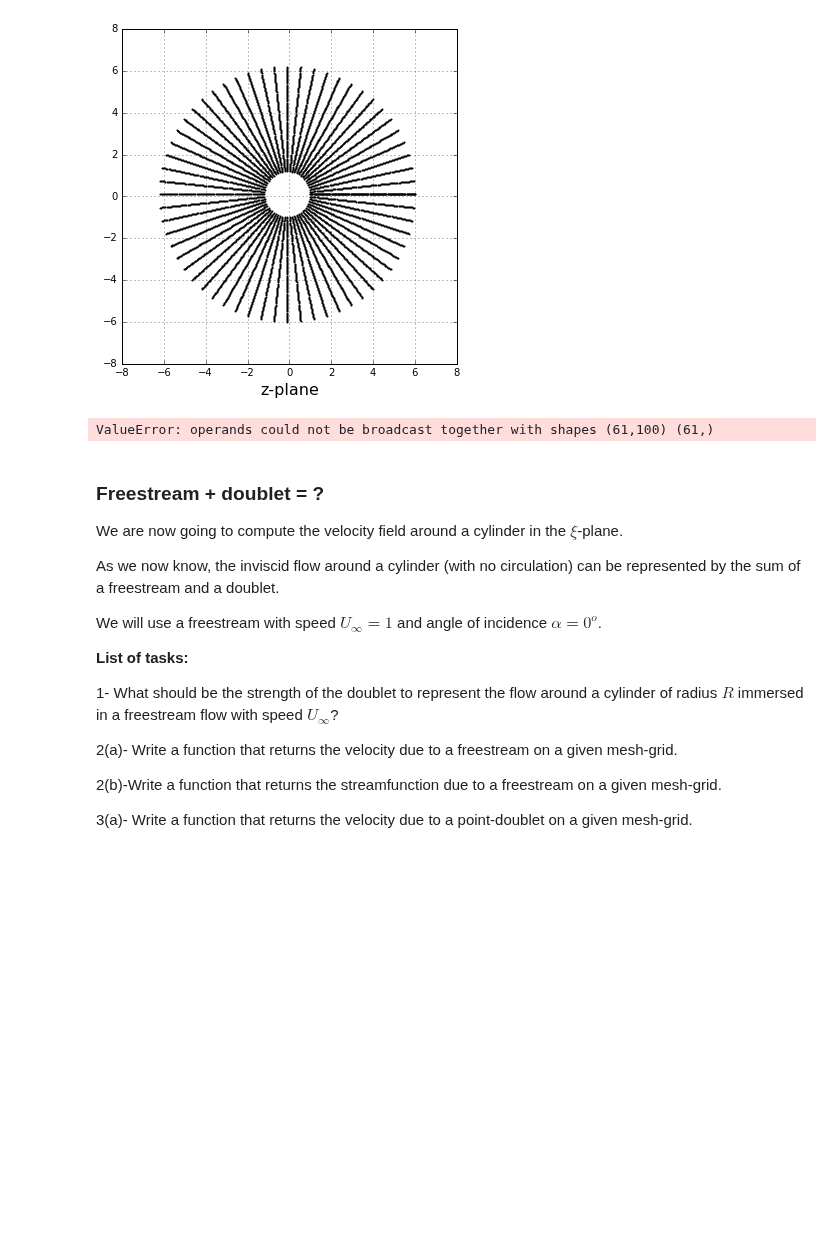
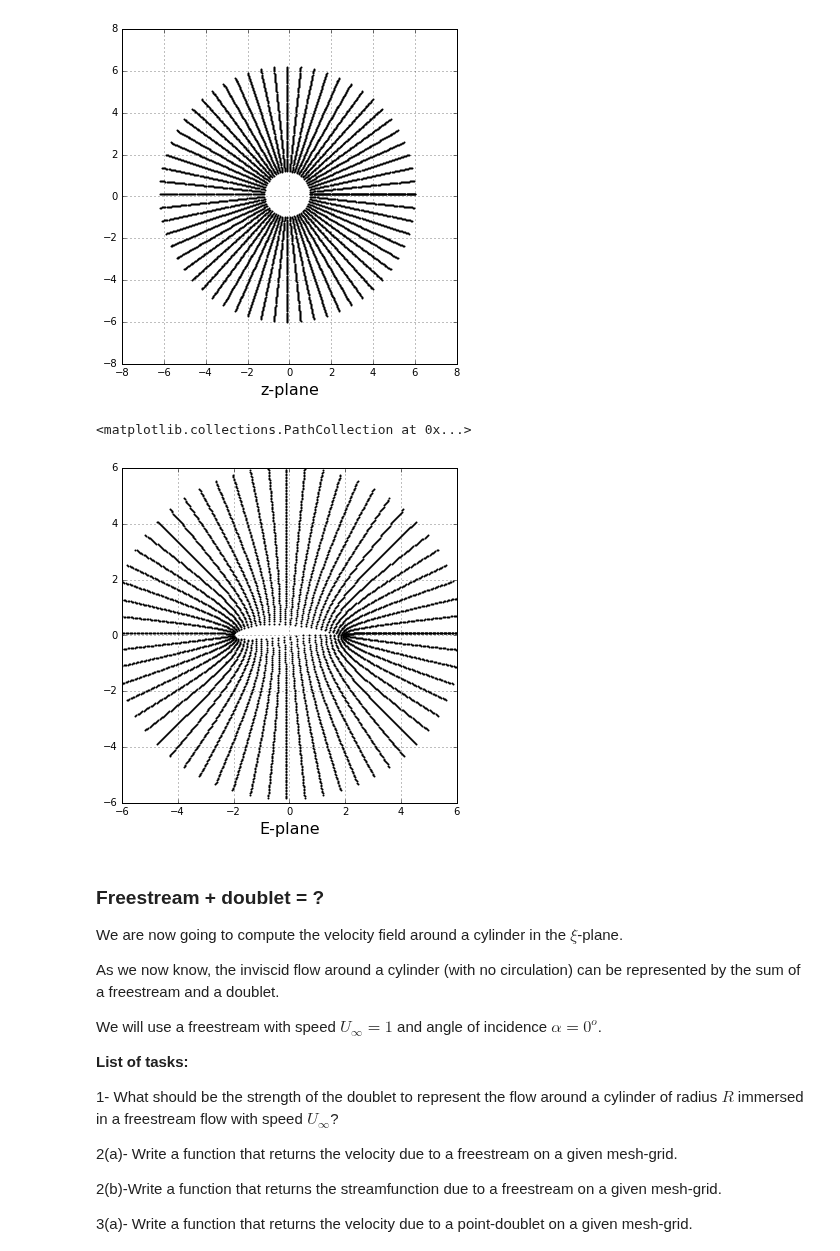
Before and after one commit to liu19941121/mae6226-work, a Jupyter notebook: midterm/midterm.ipynb, the cells around one changed output. Cells and saved outputs as stored; diff of their text form; code cells hidden in the pictures; blank space fills up the shorter version.

```diff
--- a/midterm/midterm.ipynb
+++ b/midterm/midterm.ipynb
@@ -150,18 +149,18 @@ pyplot.scatter(x_1, y_1 , color='k', s=4, marker='o', linewidth=0)
 <matplotlib.collections.PathCollection at 0x...>
 [figure]
 # %%
-E2 = x_1 + y_1*1j
-E_3 = get_Karman_Trefftz_transformation(b, theta, E2)
+z_2 = get_Karman_Trefftz_transformation(b, theta_1, x_1, y_1)
 
 size = 6
 pyplot.figure(figsize=(size, size))
 pyplot.grid(True)
-pyplot.xlabel('z-plane', fontsize=16)
+pyplot.xlabel('E-plane', fontsize=16)
 pyplot.xlim(-6.0, 6.0)
 pyplot.ylim(-6.0, 6.0)
-pyplot.scatter(E_3.real, E_3.imag, color='k', s=4, marker='o', linewidth=0)
+pyplot.scatter(z_2.real, z_2.imag, color='k', s=4, marker='o', linewidth=0)
 # %% [output]
-ValueError: operands could not be broadcast together with shapes (61,100) (61,)
+<matplotlib.collections.PathCollection at 0x...>
+[figure, added]
 # %% [markdown]
 ### Freestream + doublet = ?
 
```
Also changed, not shown: parts of 13 cells of this notebook, 1 other file.
